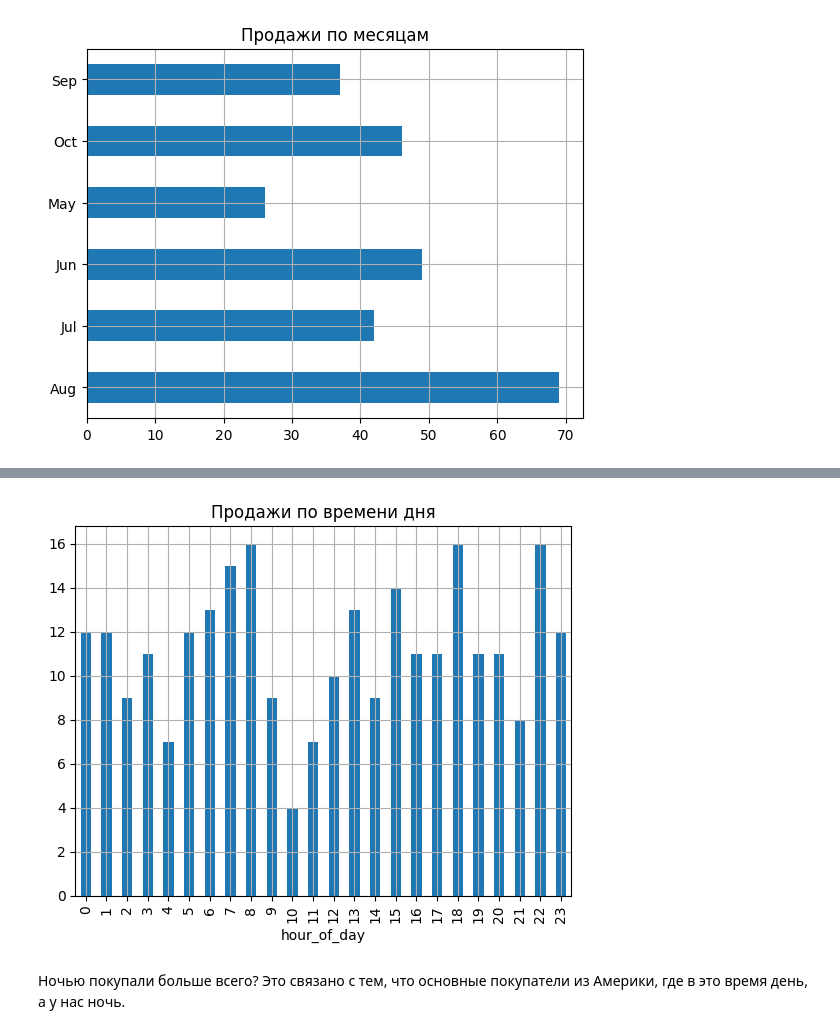
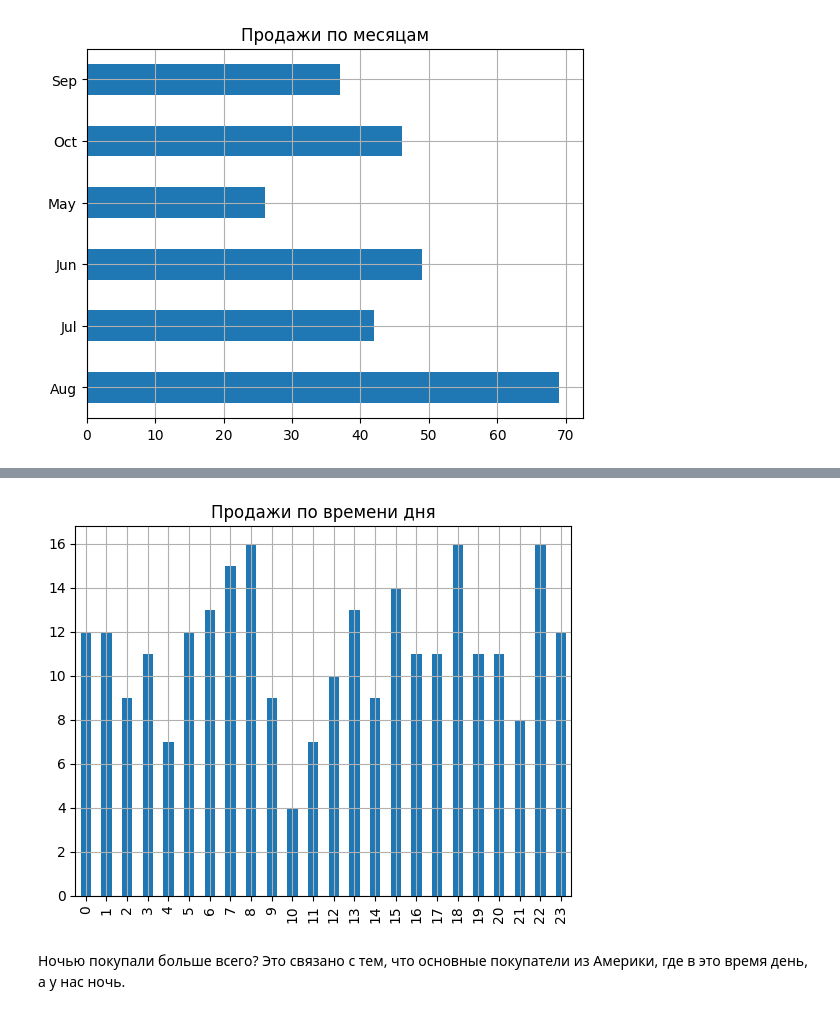
Before and after one commit to yandex-lyceum-org/data-analysis, a Jupyter notebook: main.ipynb, the cells around one changed output, grey strips where cells are left out. Cells and saved outputs as stored; diff of their text form; code cells hidden in the pictures.

```diff
--- a/main.ipynb
+++ b/main.ipynb
@@ -495,10 +499,11 @@ plt.show()
 # %%
 hist = df[df["payer"] == 1].value_counts("hour_of_day", sort=False)
 hist.plot.bar(grid=True)
 plt.title("Продажи по времени дня")
+plt.xlabel("")
 plt.show()
 # %% [output]
-[figure, old version]
+[figure, new version]
 # %% [markdown]
 Ночью покупали больше всего? Это связано с тем, что основные покупатели из Америки, где в это время день, а у нас ночь.
 # %%
```
Also changed, not shown: parts of 6 cells of this notebook.
